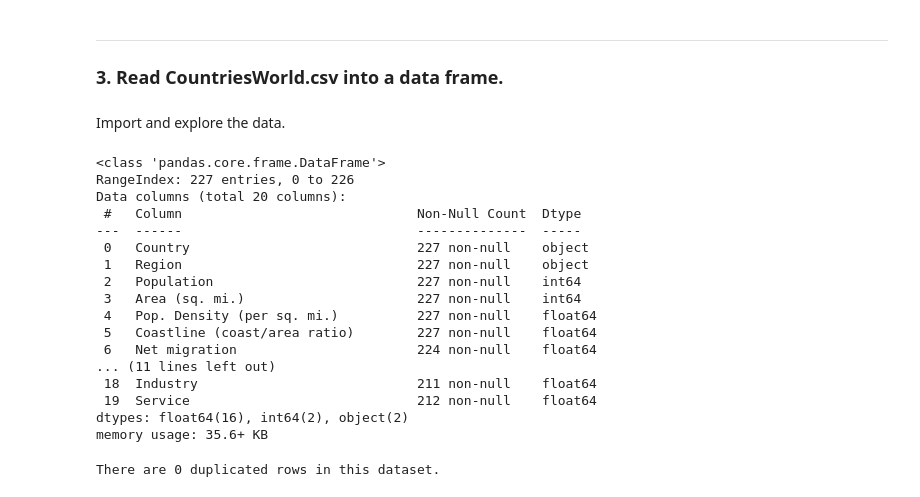
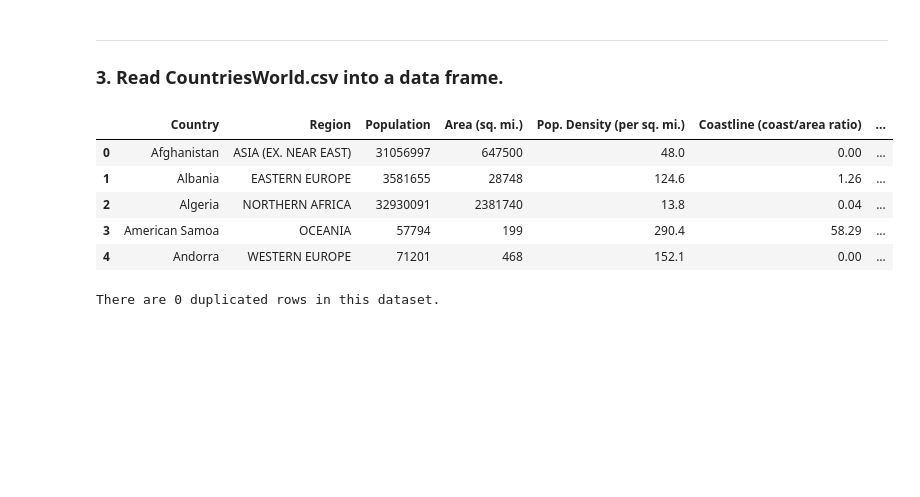
Before and after one commit to valeriemagalong/Val-Practices-Python, a Jupyter notebook: Countries_Iris_Matplotlib/Matplotlib_Practice_Countries_Iris_Data.ipynb, the cells around one changed output. Cells and saved outputs as stored; diff of their text form; code cells hidden in the pictures; blank space fills up the shorter version.

```diff
--- a/Countries_Iris_Matplotlib/Matplotlib_Practice_Countries_Iris_Data.ipynb
+++ b/Countries_Iris_Matplotlib/Matplotlib_Practice_Countries_Iris_Data.ipynb
@@ -45,31 +47,18 @@ plt.show()
 # %% [markdown]
 ---
 ### 3. Read CountriesWorld.csv into a data frame.
-# %% [markdown]
-Import and explore the data.
 # %%
 countries_df = pd.read_csv('CountriesWorld.csv')
 # %%
-# Get some information about countries_df
-countries_df.info()
+# Show the first five rows of countries_df
+countries_df.head()
 # %% [output]
-<class 'pandas.core.frame.DataFrame'>
-RangeIndex: 227 entries, 0 to 226
-Data columns (total 20 columns):
- #   Column                              Non-Null Count  Dtype
----  ------                              --------------  -----
- 0   Country                             227 non-null    object
- 1   Region                              227 non-null    object
- 2   Population                          227 non-null    int64
- 3   Area (sq. mi.)                      227 non-null    int64
- 4   Pop. Density (per sq. mi.)          227 non-null    float64
- 5   Coastline (coast/area ratio)        227 non-null    float64
- 6   Net migration                       224 non-null    float64
-... (11 lines left out)
- 18  Industry                            211 non-null    float64
- 19  Service                             212 non-null    float64
-dtypes: float64(16), int64(2), object(2)
-memory usage: 35.6+ KB
+|  | Country | Region | Population | Area (sq. mi.) | Pop. Density (per sq. mi.) | Coastline (coast/area ratio) | ... |
+| 0 | Afghanistan | ASIA (EX. NEAR EAST) | 31056997 | 647500 | 48.0 | 0.00 | ... |
+| 1 | Albania | EASTERN EUROPE | 3581655 | 28748 | 124.6 | 1.26 | ... |
+| 2 | Algeria | NORTHERN AFRICA | 32930091 | 2381740 | 13.8 | 0.04 | ... |
+| 3 | American Samoa | OCEANIA | 57794 | 199 | 290.4 | 58.29 | ... |
+| 4 | Andorra | WESTERN EUROPE | 71201 | 468 | 152.1 | 0.00 | ... |
 # %%
 # Check for duplicate rows
 print(f'There are {countries_df.duplicated().sum()} duplicated rows in this dataset.')
```
Also changed, not shown: parts of 14 cells of this notebook.
